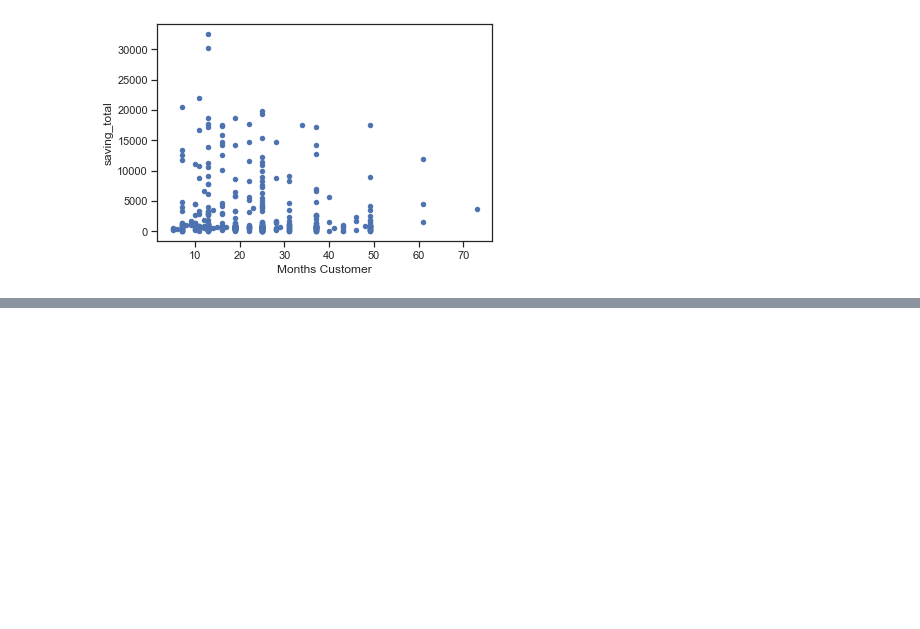
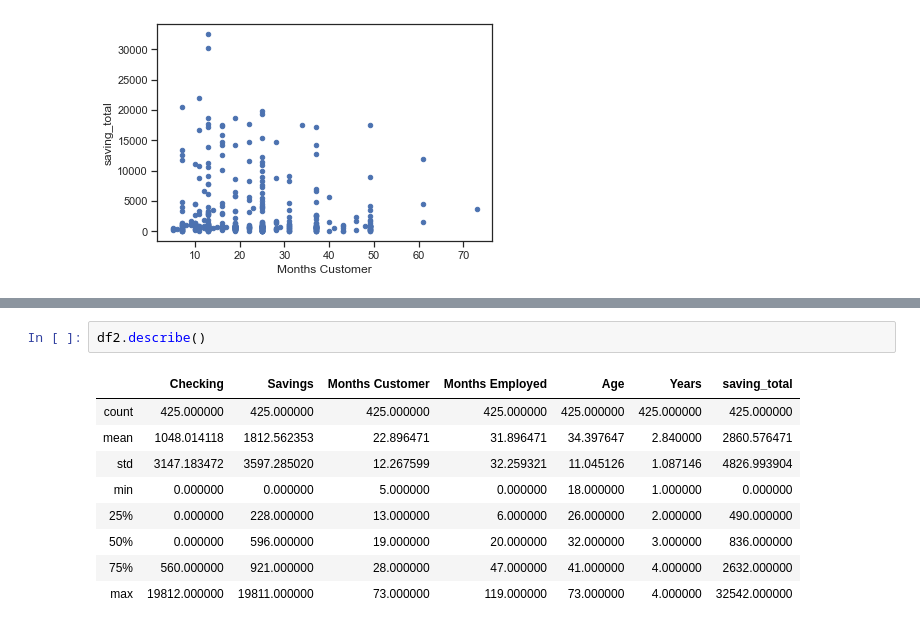
Before and after one commit to saanghyuk/deep_learning_2019_fall, a Jupyter notebook: MarketingResearch/MR_1st.ipynb, the cells around one changed output, grey strips where cells are left out. Saved outputs shown, nothing was run; the diff lists cells and outputs as text; blank space fills up the shorter version.

```diff
--- a/MarketingResearch/MR_1st.ipynb
+++ b/MarketingResearch/MR_1st.ipynb
@@ -438,0 +429,12 @@ df2.plot.scatter(x='Months Customer', y='saving_total')
+# %%
+df2.describe()
+# %% [output]
+|  | Checking | Savings | Months Customer | Months Employed | Age | Years | saving_total |
+| count | 425.000000 | 425.000000 | 425.000000 | 425.000000 | 425.000000 | 425.000000 | 425.000000 |
+| mean | 1048.014118 | 1812.562353 | 22.896471 | 31.896471 | 34.397647 | 2.840000 | 2860.576471 |
+| std | 3147.183472 | 3597.285020 | 12.267599 | 32.259321 | 11.045126 | 1.087146 | 4826.993904 |
+| min | 0.000000 | 0.000000 | 5.000000 | 0.000000 | 18.000000 | 1.000000 | 0.000000 |
+| 25% | 0.000000 | 228.000000 | 13.000000 | 6.000000 | 26.000000 | 2.000000 | 490.000000 |
+| 50% | 0.000000 | 596.000000 | 19.000000 | 20.000000 | 32.000000 | 3.000000 | 836.000000 |
+| 75% | 560.000000 | 921.000000 | 28.000000 | 47.000000 | 41.000000 | 4.000000 | 2632.000000 |
+| max | 19812.000000 | 19811.000000 | 73.000000 | 119.000000 | 73.000000 | 4.000000 | 32542.000000 |
```
Also changed, not shown: parts of 25 cells of this notebook.
